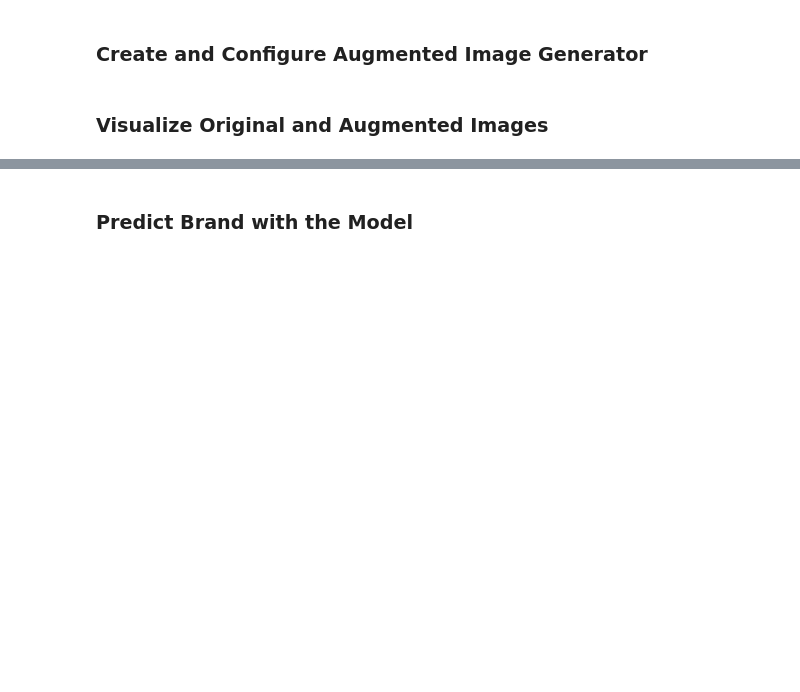
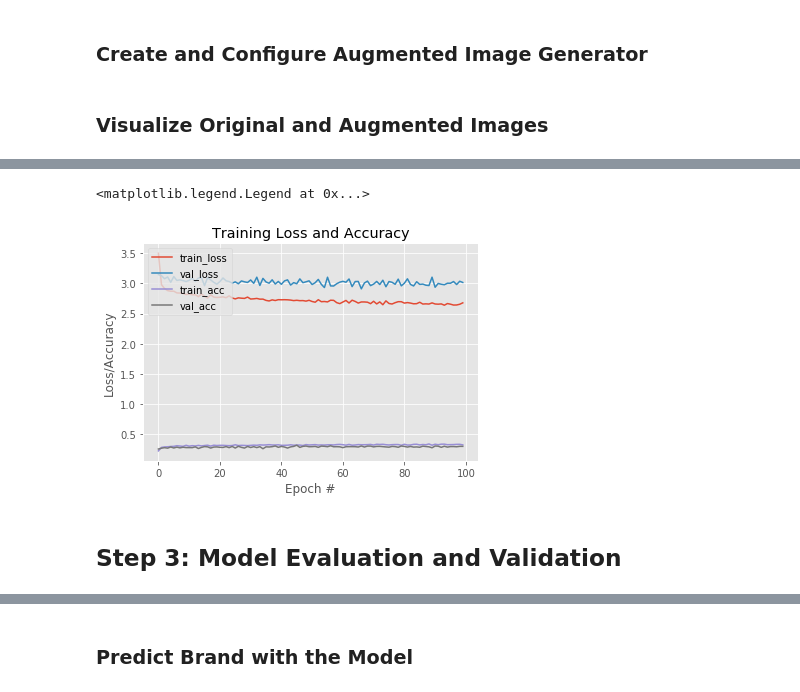
Before and after one commit to TwoDigits/logo-classification-capstone-project, a Jupyter notebook: logo_classification.ipynb, the cells around one changed output, grey strips where cells are left out. Drawn from its saved outputs; the diff is of its cells as text; code cells hidden in the pictures; blank space fills up the shorter version.

```diff
--- a/logo_classification.ipynb
+++ b/logo_classification.ipynb
@@ -621,0 +1002,29 @@ sess = tf.Session(config=tf.ConfigProto(log_device_placement=True))
+# %%
+#Display the model architecture
+extended_model_from_scratch.summary()
+
+#compile the model
+extended_model_from_scratch.compile(loss='categorical_crossentropy', optimizer='Adagrad',
+                  metrics=['accuracy'])
+
+#load the weights with the best validation loss
+extended_model_from_scratch.load_weights('saved_keras_models/aug_extended_model_with_optimizer_adagrad.weights.best.hdf5')
+
+
+checkpointer7 = ModelCheckpoint(filepath='saved_keras_models/aug_extended_model_with_optimizer_adagrad.weights.best.hdf5',
+                               verbose=1, save_best_only=True)
+
+#train the model
+batch_size = 64
+epochs = 100
+H73 = extended_model_from_scratch.fit_generator(datagen_train.flow(train_tensors, train_targets, batch_size=batch_size),
+                    steps_per_epoch=train_tensors.shape[0] // batch_size,
+                    epochs=epochs, verbose=1, callbacks=[checkpointer7],
+                    validation_data=datagen_valid.flow(val_tensors, val_targets, batch_size=batch_size),
+                    validation_steps=val_tensors.shape[0] // batch_size)
+
+#load the model weigths with the best validation loss
+extended_model_from_scratch.load_weights('saved_keras_models/aug_extended_model_with_optimizer_adagrad.weights.best.hdf5')
+
+#get accuracy on the test images
+print('\n', 'Test accuracy of the extended model from scratch:', extended_model_from_scratch.evaluate(test_tensors, test_targets, verbose=0)[1]*100,'%.')
@@ -621,0 +1049,19 @@ sess = tf.Session(config=tf.ConfigProto(log_device_placement=True))
+# %%
+# plot the training loss and accuracy
+plt.style.use("ggplot")
+plt.figure()
+N = epochs
+plt.plot(np.arange(0, N), H73.history["loss"], label="train_loss")
+plt.plot(np.arange(0, N), H73.history["val_loss"], label="val_loss")
+plt.plot(np.arange(0, N), H73.history["acc"], label="train_acc")
+plt.plot(np.arange(0, N), H73.history["val_acc"], label="val_acc")
+plt.title("Training Loss and Accuracy")
+plt.xlabel("Epoch #")
+plt.ylabel("Loss/Accuracy")
+plt.legend(loc="upper left")
+# %% [output]
+<matplotlib.legend.Legend at 0x...>
+[figure, added]
+# %% [markdown]
+<a id='step3'></a>
+## Step 3: Model Evaluation and Validation
```
Also changed, not shown: parts of 80 cells of this notebook, 41 other files.
